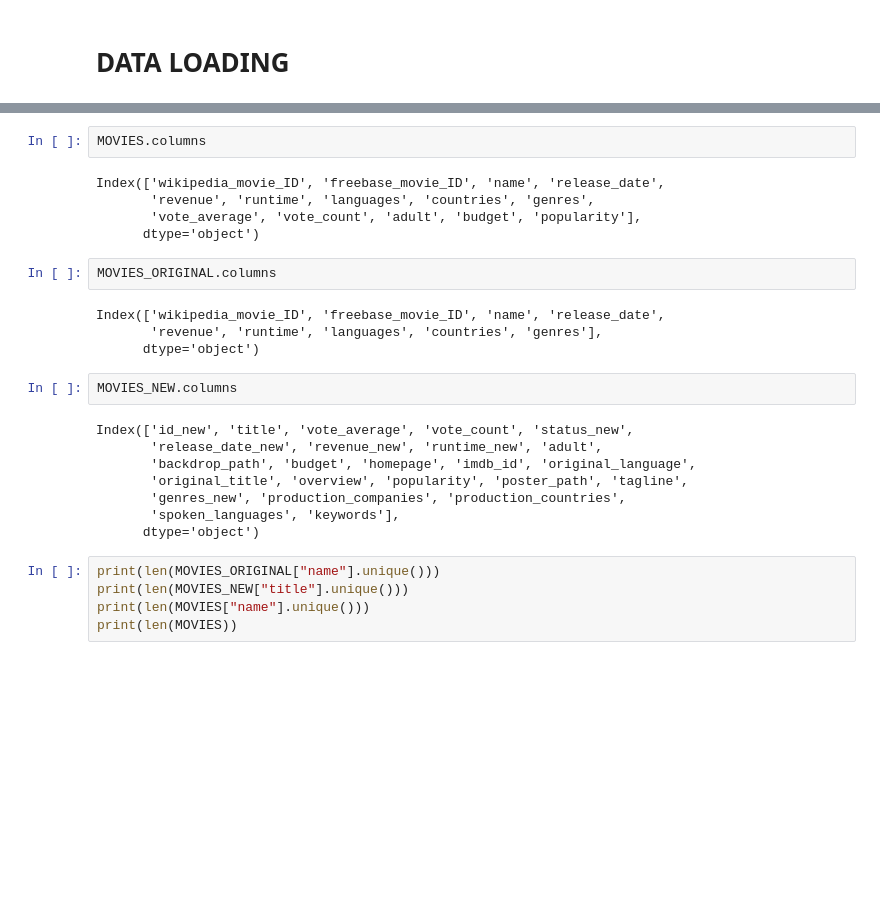
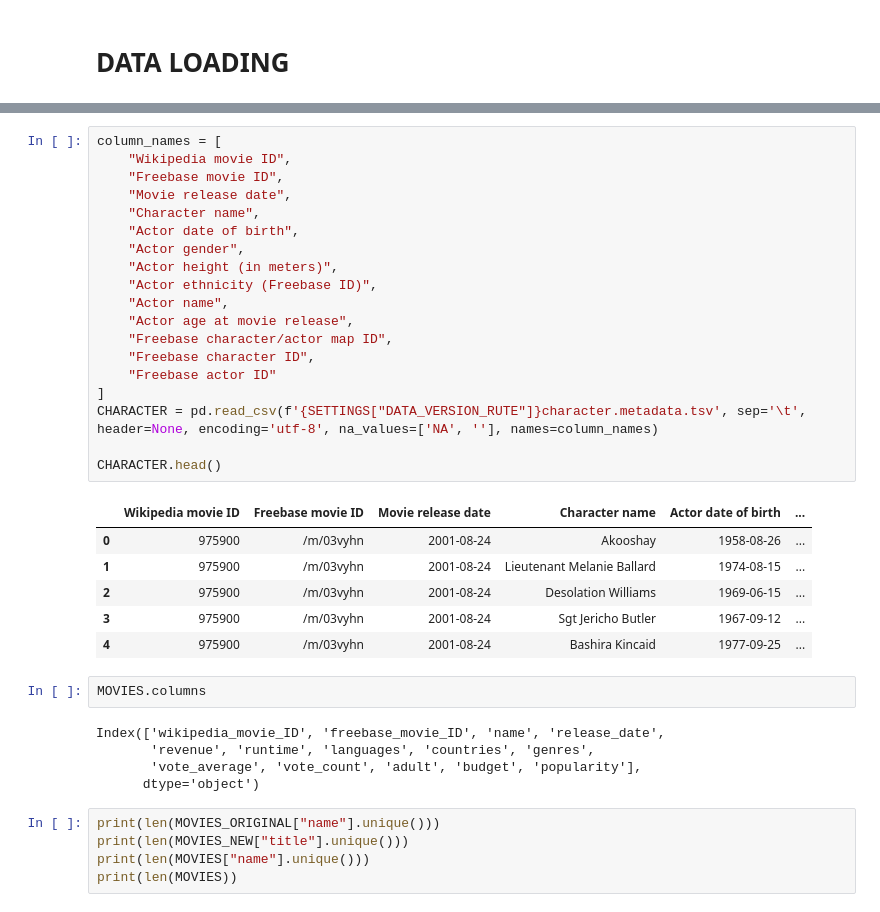
Before and after one commit to epfl-ada/ada-2024-project-alpacadreamagency, a Jupyter notebook: results.ipynb, the cells around one changed output, grey strips where cells are left out. Cells and saved outputs as stored; diff of their text form; blank space fills up the shorter version.

Commit message:
Character loading

```diff
--- a/results.ipynb
+++ b/results.ipynb
@@ -120,6 +122,32 @@ MOVIES.head()
 | 2 | 28463795 | /m/0crgdbh | brun bitter | 1988 | NaN | 83.0 | {"/m/05f_3": "Norwegian Language"} | {"/m/05b4w": "Norway"} | ... |
 | 3 | 9363483 | /m/0285_cd | white of the eye | 1987 | NaN | 110.0 | {"/m/02h40lc": "English Language"} | {"/m/07ssc": "United Kingdom"} | ... |
 | 4 | 261236 | /m/01mrr1 | a woman in flames | 1983 | NaN | 106.0 | {"/m/04306rv": "German Language"} | {"/m/0345h": "Germany"} | ... |
+# %%
+column_names = [
+    "Wikipedia movie ID",
+    "Freebase movie ID",
+    "Movie release date",
+    "Character name",
+    "Actor date of birth",
+    "Actor gender",
+    "Actor height (in meters)",
+    "Actor ethnicity (Freebase ID)",
+    "Actor name",
+    "Actor age at movie release",
+    "Freebase character/actor map ID",
+    "Freebase character ID",
+    "Freebase actor ID"
+]
+CHARACTER = pd.read_csv(f'{SETTINGS["DATA_VERSION_RUTE"]}character.metadata.tsv', sep='\t', header=None, encoding='utf-8', na_values=['NA', ''], names=column_names)
+
+CHARACTER.head()
+# %% [output]
+|  | Wikipedia movie ID | Freebase movie ID | Movie release date | Character name | Actor date of birth | ... |
+| 0 | 975900 | /m/03vyhn | 2001-08-24 | Akooshay | 1958-08-26 | ... |
+| 1 | 975900 | /m/03vyhn | 2001-08-24 | Lieutenant Melanie Ballard | 1974-08-15 | ... |
+| 2 | 975900 | /m/03vyhn | 2001-08-24 | Desolation Williams | 1969-06-15 | ... |
+| 3 | 975900 | /m/03vyhn | 2001-08-24 | Sgt Jericho Butler | 1967-09-12 | ... |
+| 4 | 975900 | /m/03vyhn | 2001-08-24 | Bashira Kincaid | 1977-09-25 | ... |
 # %%
 MOVIES.columns
 # %% [output]
@@ -127,22 +155,6 @@ Index(['wikipedia_movie_ID', 'freebase_movie_ID', 'name', 'release_date',
        'revenue', 'runtime', 'languages', 'countries', 'genres',
        'vote_average', 'vote_count', 'adult', 'budget', 'popularity'],
       dtype='object')
-# %%
-MOVIES_ORIGINAL.columns
-# %% [output]
-Index(['wikipedia_movie_ID', 'freebase_movie_ID', 'name', 'release_date',
-       'revenue', 'runtime', 'languages', 'countries', 'genres'],
-      dtype='object')
-# %%
-MOVIES_NEW.columns
-# %% [output]
-Index(['id_new', 'title', 'vote_average', 'vote_count', 'status_new',
-       'release_date_new', 'revenue_new', 'runtime_new', 'adult',
-       'backdrop_path', 'budget', 'homepage', 'imdb_id', 'original_language',
-       'original_title', 'overview', 'popularity', 'poster_path', 'tagline',
-       'genres_new', 'production_companies', 'production_countries',
-       'spoken_languages', 'keywords'],
-      dtype='object')
 # %%
 print(len(MOVIES_ORIGINAL["name"].unique()))
 print(len(MOVIES_NEW["title"].unique()))
```
Also changed, not shown: parts of 2 cells of this notebook.
